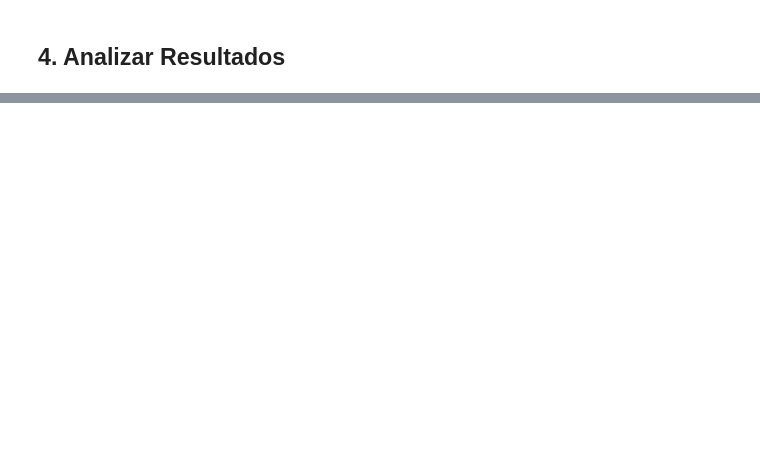
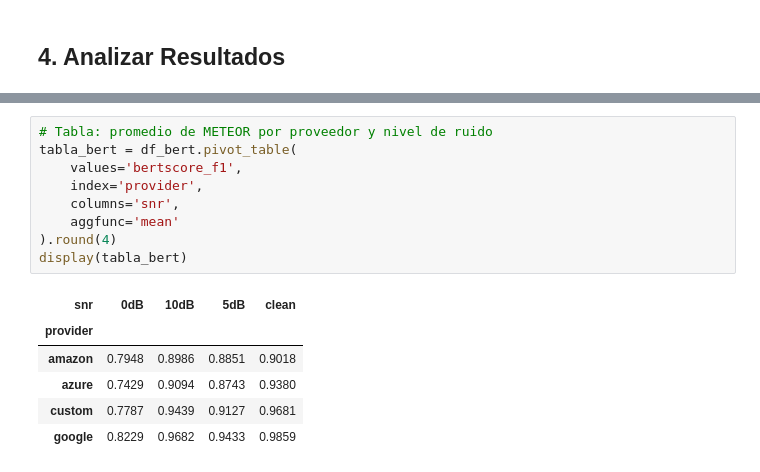
Before and after one commit to agomezb/ASR-Comparative, a Jupyter notebook: 4_bertscore.ipynb, the cells around one changed output, grey strips where cells are left out. Drawn from its saved outputs; the diff is of its cells as text; blank space fills up the shorter version.

```diff
--- a/4_bertscore.ipynb
+++ b/4_bertscore.ipynb
@@ -194,0 +219,16 @@ df.head()
+# %%
+# Tabla: promedio de METEOR por proveedor y nivel de ruido
+tabla_bert = df_bert.pivot_table(
+    values='bertscore_f1',
+    index='provider',
+    columns='snr',
+    aggfunc='mean'
+).round(4)
+display(tabla_bert)
+# %% [output]
+| snr | 0dB | 10dB | 5dB | clean |
+| provider |  |  |  |  |
+| amazon | 0.7948 | 0.8986 | 0.8851 | 0.9018 |
+| azure | 0.7429 | 0.9094 | 0.8743 | 0.9380 |
+| custom | 0.7787 | 0.9439 | 0.9127 | 0.9681 |
+| google | 0.8229 | 0.9682 | 0.9433 | 0.9859 |
```
Also changed, not shown: parts of 7 cells of this notebook, 8 other files.
